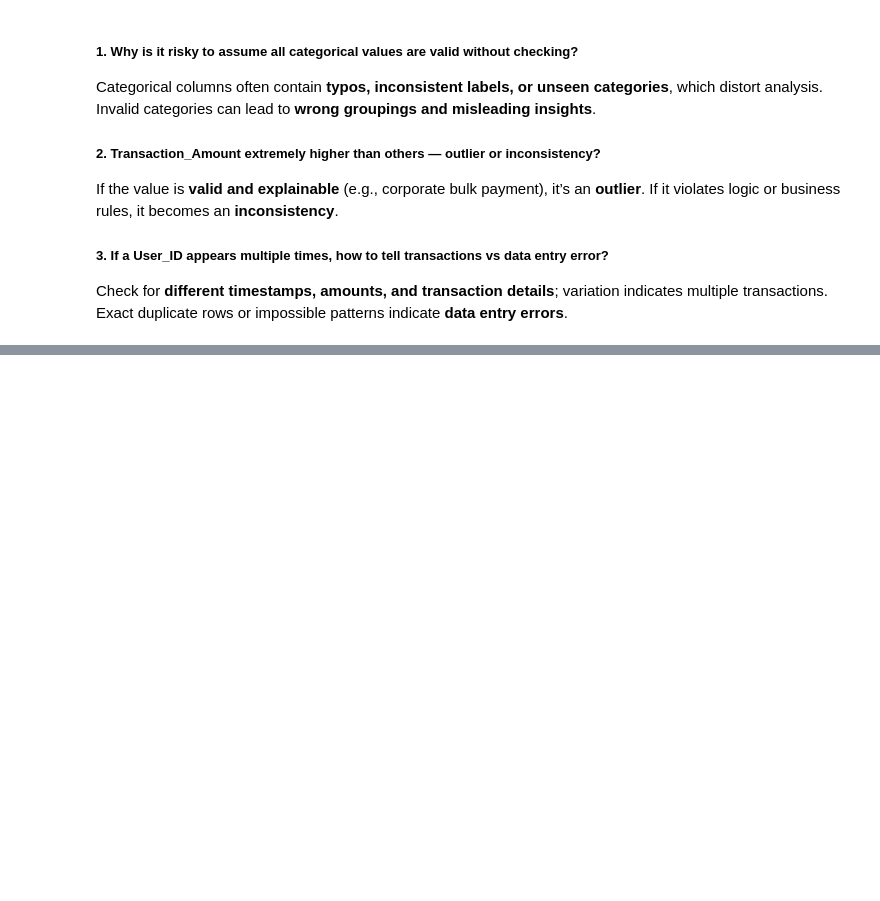
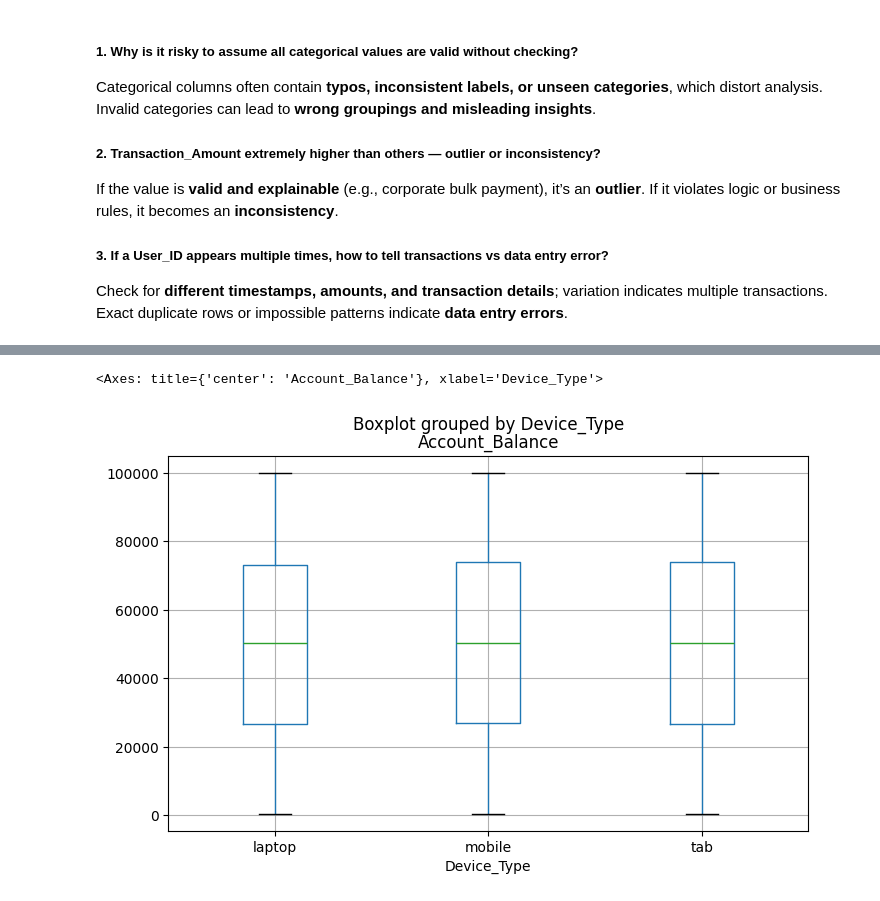
Before and after one commit to AbdulWahid026/SafeBank_EDA, a Jupyter notebook: FraudDetection_EDA.ipynb, the cells around one changed output, grey strips where cells are left out. Cells and saved outputs as stored; diff of their text form; code cells hidden in the pictures; blank space fills up the shorter version.

```diff
--- a/FraudDetection_EDA.ipynb
+++ b/FraudDetection_EDA.ipynb
@@ -411,0 +419,5 @@ Exact duplicate rows or impossible patterns indicate **data entry errors**.
+# %%
+df.boxplot(column='Account_Balance', by='Device_Type', figsize=(8,5))
+# %% [output]
+<Axes: title={'center': 'Account_Balance'}, xlabel='Device_Type'>
+[figure, added]
```
Also changed, not shown: parts of 6 cells of this notebook.
